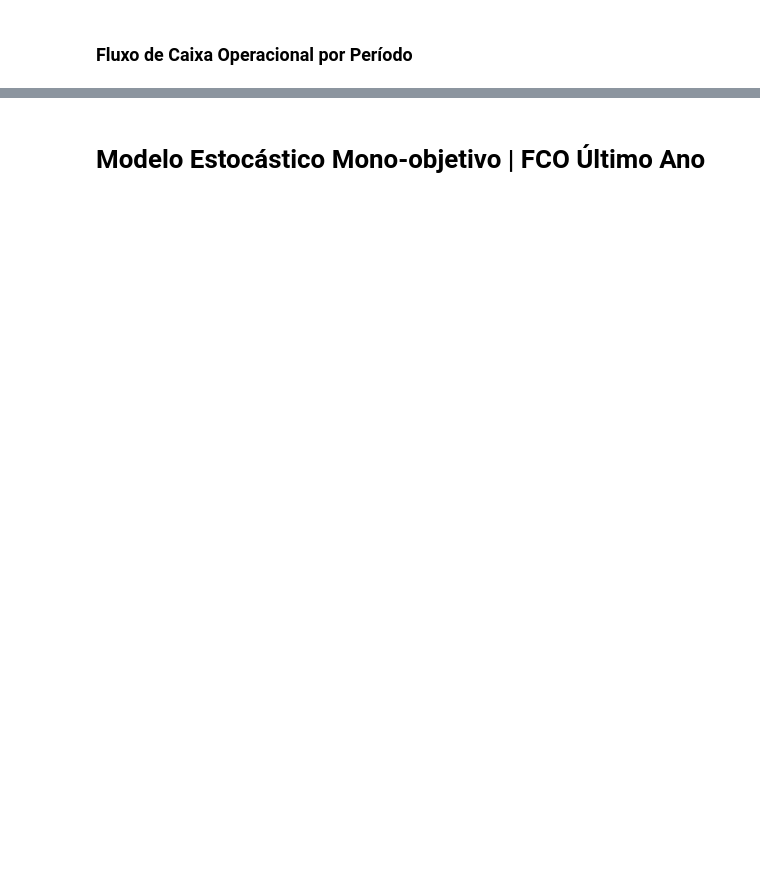
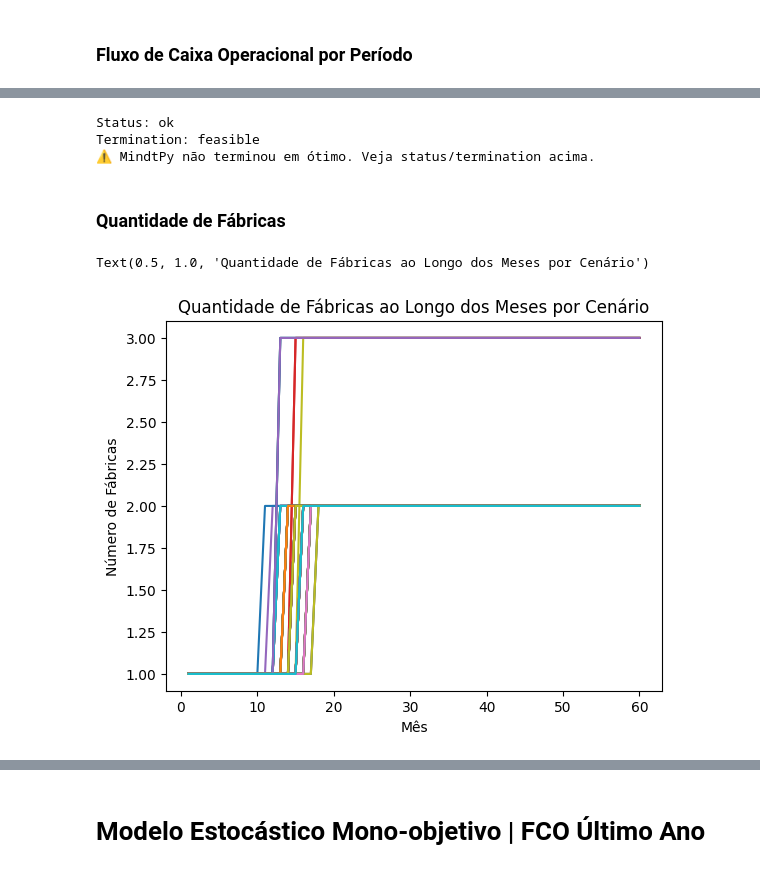
Before and after one commit to rikMath/valuation-optimization, a Jupyter notebook: otimizacao-multiobjetivo-refrigerante-otimiza-marketing-com-emprestimo.ipynb, the cells around one changed output, grey strips where cells are left out. Cells and saved outputs as stored; diff of their text form; code cells hidden in the pictures; blank space fills up the shorter version.

```diff
--- a/otimizacao-multiobjetivo-refrigerante-otimiza-marketing-com-emprestimo.ipynb
+++ b/otimizacao-multiobjetivo-refrigerante-otimiza-marketing-com-emprestimo.ipynb
@@ -1340,0 +1386,29 @@ plt.show()
+# %%
+for s in range(1, scenarios+1):
+    for t in range(1, T+1):
+        model.E[s, t].unfix()
+        model.D[s, t].unfix()
+        model.cost_of_debt[s, t].unfix()
+
+# Mantendo a solução anterior como ponto de partida, resolver o modelo com WACC Dinâmico usando o mindtpy
+mindtpy = SolverFactory("mindtpy")
+
+result = mindtpy.solve(
+    model,
+    strategy="OA",          # ou outra: 'GOA', 'ECP', etc.
+    init_strategy="rNLP",   # boa escolha na prática; pode testar outras
+    mip_solver="appsi_highs",    # ajuste para o seu ambiente
+    nlp_solver="ipopt",
+    tee=True,
+    mip_solver_tee=True,
+    nlp_solver_tee=True,
+    # nlp_solver_args={
+    #     "max_iter": 5000,
+    #     "tol": 1e-6,
+    # },
+    iteration_limit=5,  # testa algo pequeno para ver se anda
+)
+
+# Verifica se a solução foi bem sucedida
+if result.solver.status == SolverStatus.ok:
+    print("Solução encontrada com sucesso!")
@@ -1340,0 +1479,29 @@ plt.show()
+# %%
+from pyomo.opt import SolverStatus, TerminationCondition
+
+print("Status:", result.solver.status)
+print("Termination:", result.solver.termination_condition)
+
+if (result.solver.status == SolverStatus.ok and
+    result.solver.termination_condition in [TerminationCondition.optimal,
+                                            TerminationCondition.locallyOptimal]):
+    print("✅ Solução MindtPy considerada bem-sucedida.")
+else:
+    print("⚠️ MindtPy não terminou em ótimo. Veja status/termination acima.")
+# %% [output]
+Status: ok
+Termination: feasible
+⚠️ MindtPy não terminou em ótimo. Veja status/termination acima.
+# %% [markdown]
+### Quantidade de Fábricas
+# %%
+# plot de preço e quantidade para cada cenário
+for i in range(1, scenarios+1):
+    plt.plot(range(1, T+1), [model.num_factories[i, t].value for t in range(1, T+1)], label=f'Cenário {i}')
+
+plt.xlabel('Mês')
+plt.ylabel('Número de Fábricas')
+plt.title('Quantidade de Fábricas ao Longo dos Meses por Cenário')
+# %% [output]
+Text(0.5, 1.0, 'Quantidade de Fábricas ao Longo dos Meses por Cenário')
+[figure, added]
```
Also changed, not shown: parts of 41 cells of this notebook, 3 other files.
